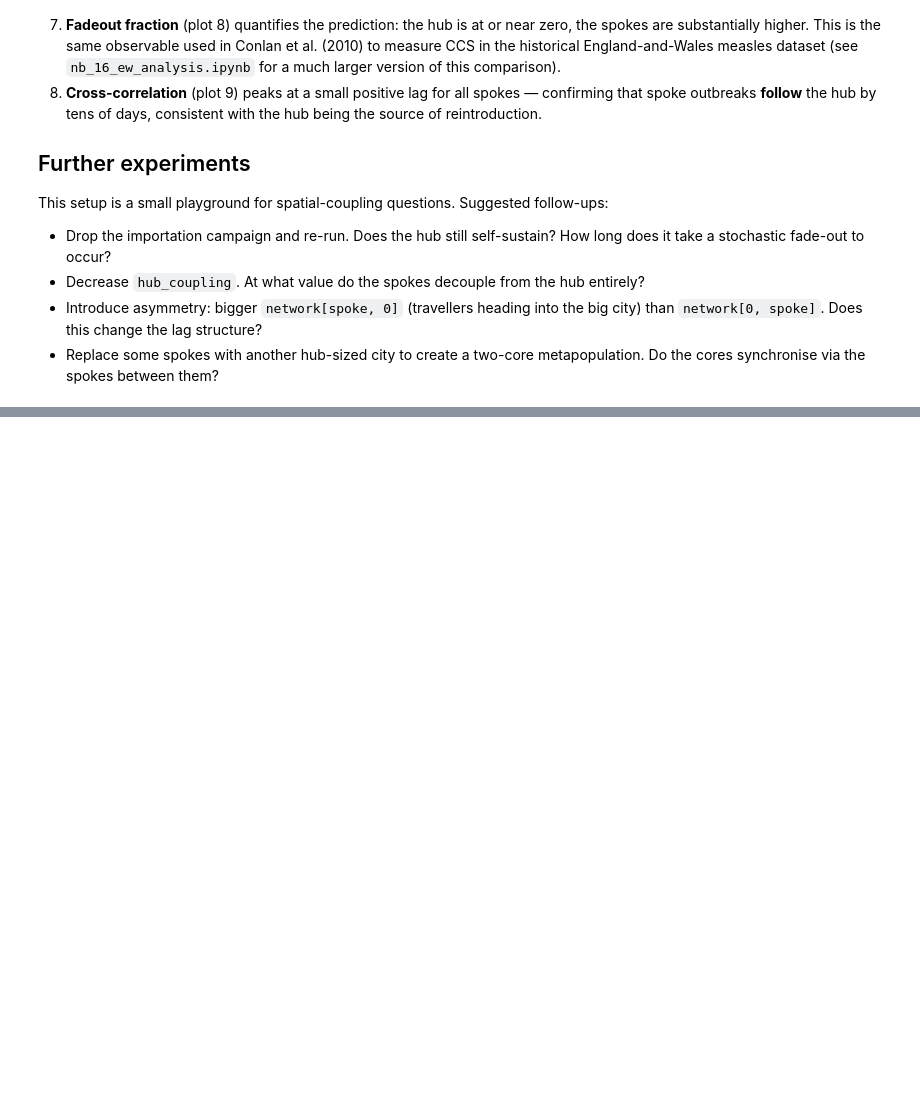
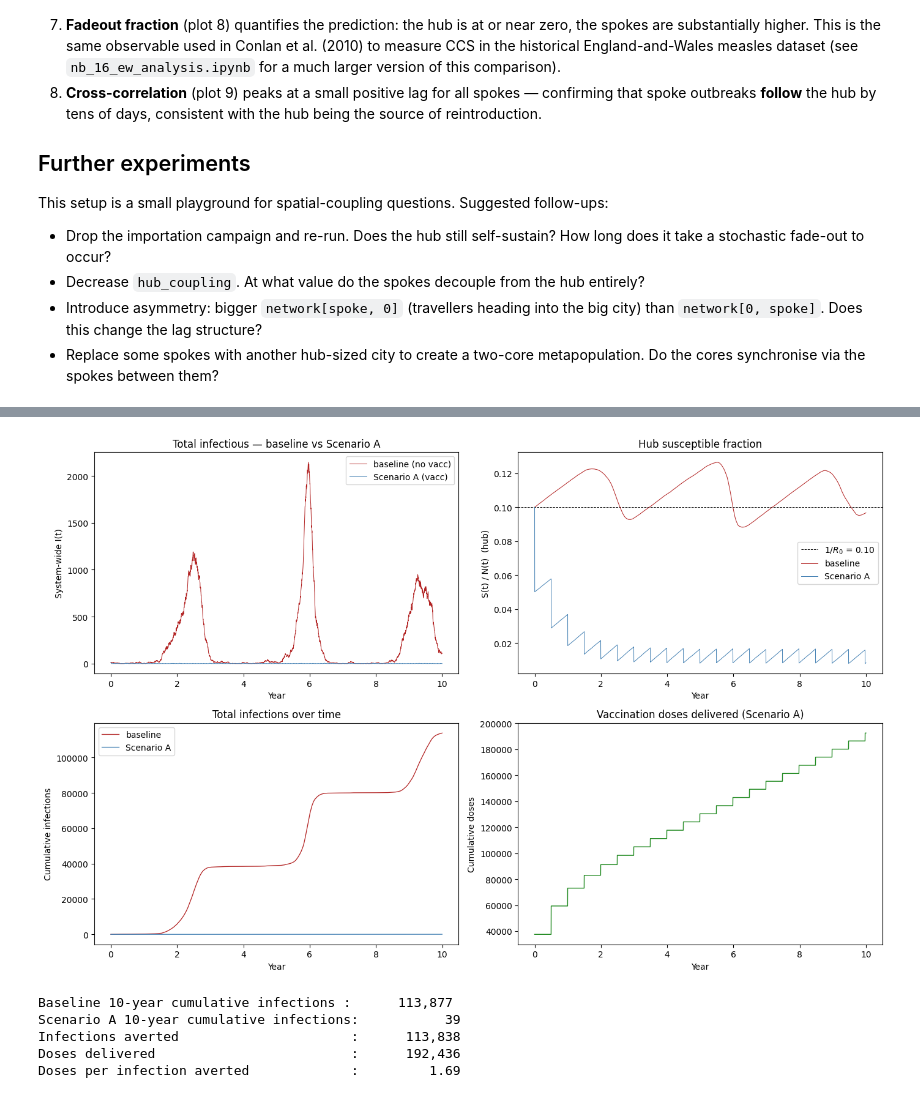
Before and after one commit to clorton/laser-cohorts, a Jupyter notebook: docs/notebooks/nb_17_campaign_example.ipynb, the cells around one changed output, grey strips where cells are left out. Saved outputs shown, nothing was run; the diff lists cells and outputs as text; code cells hidden in the pictures; blank space fills up the shorter version.

```diff
--- a/docs/notebooks/nb_17_campaign_example.ipynb
+++ b/docs/notebooks/nb_17_campaign_example.ipynb
@@ -616,0 +792,60 @@ This setup is a small playground for spatial-coupling questions.  Suggested foll
+# %%
+I_base_total = model.states.I.sum(axis=1)
+I_A_total    = model_A.states.I.sum(axis=1)
+
+N_hub_base   = (model.states.S   + model.states.I   + model.states.R)[:, 0]
+N_hub_A      = (model_A.states.S + model_A.states.I + model_A.states.R + model_A.states.V)[:, 0]
+S_hub_base   = model.states.S[:, 0]   / N_hub_base
+S_hub_A      = model_A.states.S[:, 0] / N_hub_A
+
+ci_base = model.nodes.newly_infectious.sum(axis=1).cumsum()
+ci_A    = model_A.nodes.newly_infectious.sum(axis=1).cumsum()
+cv_A    = model_A.nodes.new_vaccinations.sum(axis=1).cumsum()
+t_inc   = np.arange(nticks) / 365.0
+
+fig, axes = plt.subplots(2, 2, figsize=(14, 9))
+
+axes[0, 0].plot(t_years, I_base_total, color="firebrick",  linewidth=0.7, label="baseline (no vacc)")
+axes[0, 0].plot(t_years, I_A_total,    color="steelblue",  linewidth=0.7, label="Scenario A (vacc)")
+axes[0, 0].set_xlabel("Year")
+axes[0, 0].set_ylabel("System-wide I(t)")
+axes[0, 0].set_title("Total infectious — baseline vs Scenario A")
+axes[0, 0].legend()
+
+axes[0, 1].axhline(1.0 / R0, color="black", linestyle="--", linewidth=0.7, label=fr"$1/R_0$ = {1.0/R0:.2f}")
+axes[0, 1].plot(t_years, S_hub_base, color="firebrick", linewidth=0.7, label="baseline")
+axes[0, 1].plot(t_years, S_hub_A,    color="steelblue", linewidth=0.7, label="Scenario A")
+axes[0, 1].set_xlabel("Year")
+axes[0, 1].set_ylabel("S(t) / N(t)  (hub)")
+axes[0, 1].set_title("Hub susceptible fraction")
+axes[0, 1].legend()
+
+axes[1, 0].plot(t_inc, ci_base, color="firebrick", linewidth=0.9, label="baseline")
+axes[1, 0].plot(t_inc, ci_A,    color="steelblue", linewidth=0.9, label="Scenario A")
+axes[1, 0].set_xlabel("Year")
+axes[1, 0].set_ylabel("Cumulative infections")
+axes[1, 0].set_title("Total infections over time")
+axes[1, 0].legend()
+
+axes[1, 1].plot(t_inc, cv_A, color="forestgreen", linewidth=1.0)
+axes[1, 1].set_xlabel("Year")
+axes[1, 1].set_ylabel("Cumulative doses")
+axes[1, 1].set_title("Vaccination doses delivered (Scenario A)")
+
+plt.tight_layout()
+plt.show()
+
+prevented = int(ci_base[-1] - ci_A[-1])
+total_doses = int(cv_A[-1])
+print(f"Baseline 10-year cumulative infections : {int(ci_base[-1]):>12,}")
+print(f"Scenario A 10-year cumulative infections: {int(ci_A[-1]):>12,}")
+print(f"Infections averted                      : {prevented:>12,}")
+print(f"Doses delivered                         : {total_doses:>12,}")
+print(f"Doses per infection averted             : {total_doses / max(prevented, 1):>12.2f}")
+# %% [output]
+[figure, added]
+Baseline 10-year cumulative infections :      113,877
+Scenario A 10-year cumulative infections:           39
+Infections averted                      :      113,838
+Doses delivered                         :      192,436
+Doses per infection averted             :         1.69
```
Also changed, not shown: parts of 18 cells of this notebook, 2 other files.
